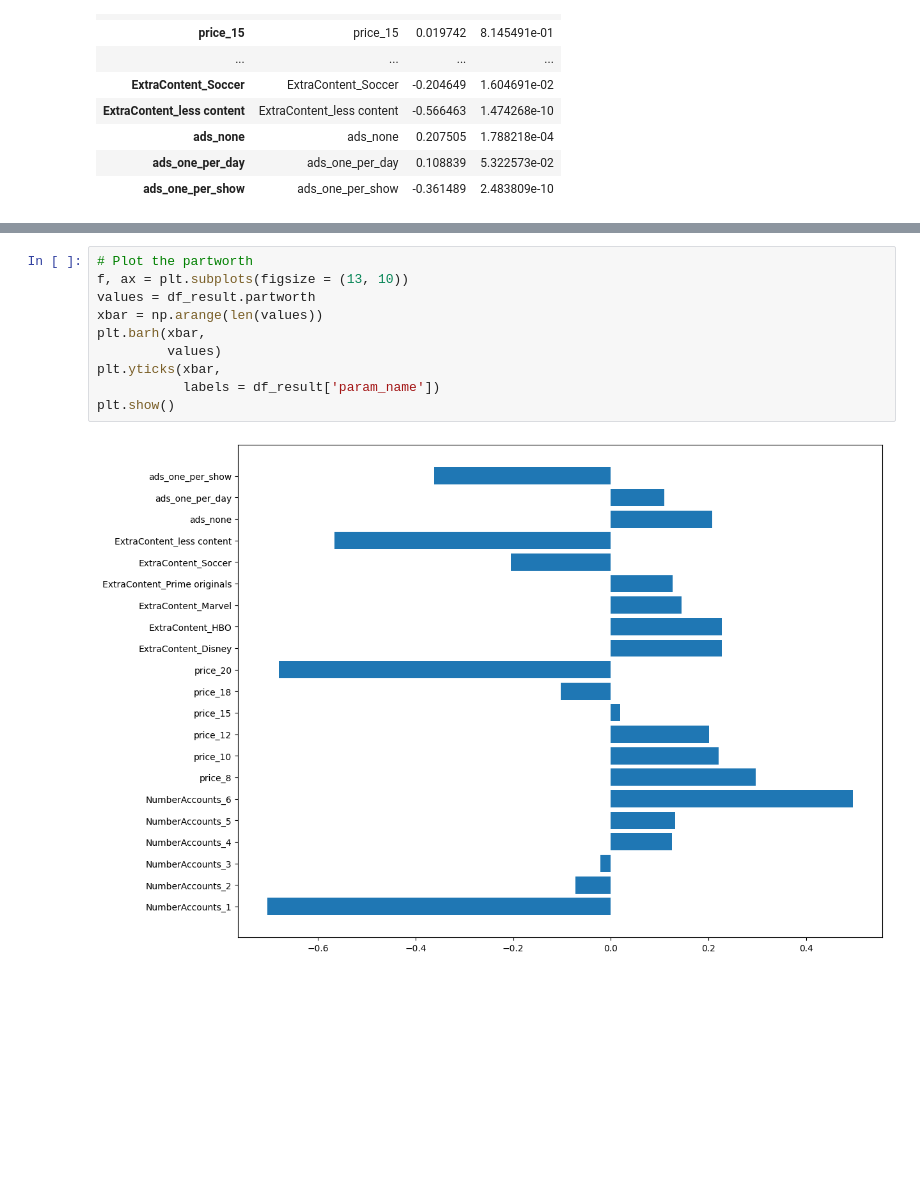
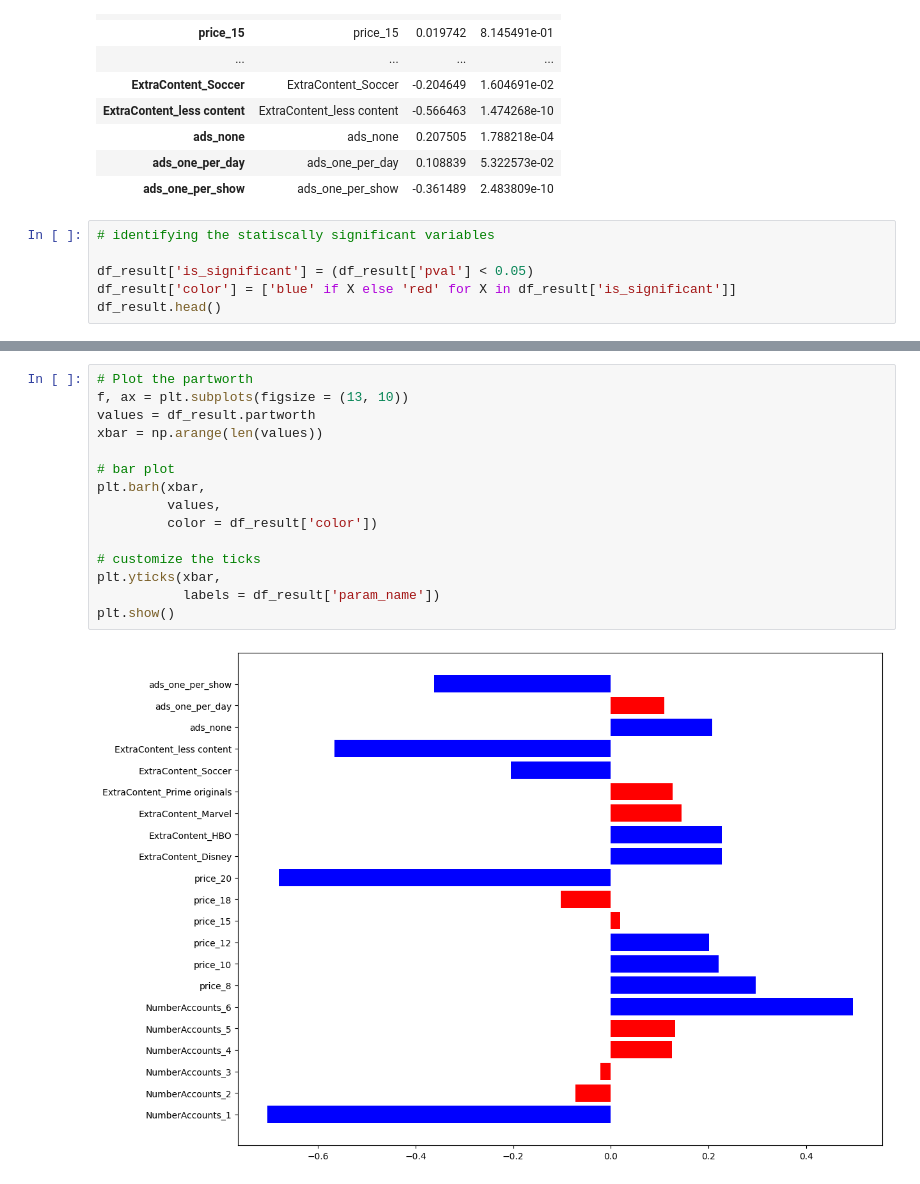
Before and after one commit to jeremysb1/conjoint-analysis, a Jupyter notebook: cbc.ipynb, the cells around one changed output, grey strips where cells are left out. Drawn from its saved outputs; the diff is of its cells as text; blank space fills up the shorter version.

Commit message:
added statistically significant variables

```diff
--- a/cbc.ipynb
+++ b/cbc.ipynb
@@ -111,3 +111,9 @@ df_result
 | ads_none | ads_none | 0.207505 | 1.788218e-04 |
 | ads_one_per_day | ads_one_per_day | 0.108839 | 5.322573e-02 |
 | ads_one_per_show | ads_one_per_show | -0.361489 | 2.483809e-10 |
+# %%
+# identifying the statiscally significant variables
+
+df_result['is_significant'] = (df_result['pval'] < 0.05)
+df_result['color'] = ['blue' if X else 'red' for X in df_result['is_significant']]
+df_result.head()
@@ -114,12 +127,17 @@ df_result
 # %%
 # Plot the partworth
 f, ax = plt.subplots(figsize = (13, 10))
 values = df_result.partworth
 xbar = np.arange(len(values))
+
+# bar plot
 plt.barh(xbar,
-         values)
+         values,
+         color = df_result['color'])
+
+# customize the ticks
 plt.yticks(xbar,
            labels = df_result['param_name'])
 plt.show()
 # %% [output]
-[figure, old version]
+[figure, new version]
```
Also changed, not shown: parts of 2 cells of this notebook.
